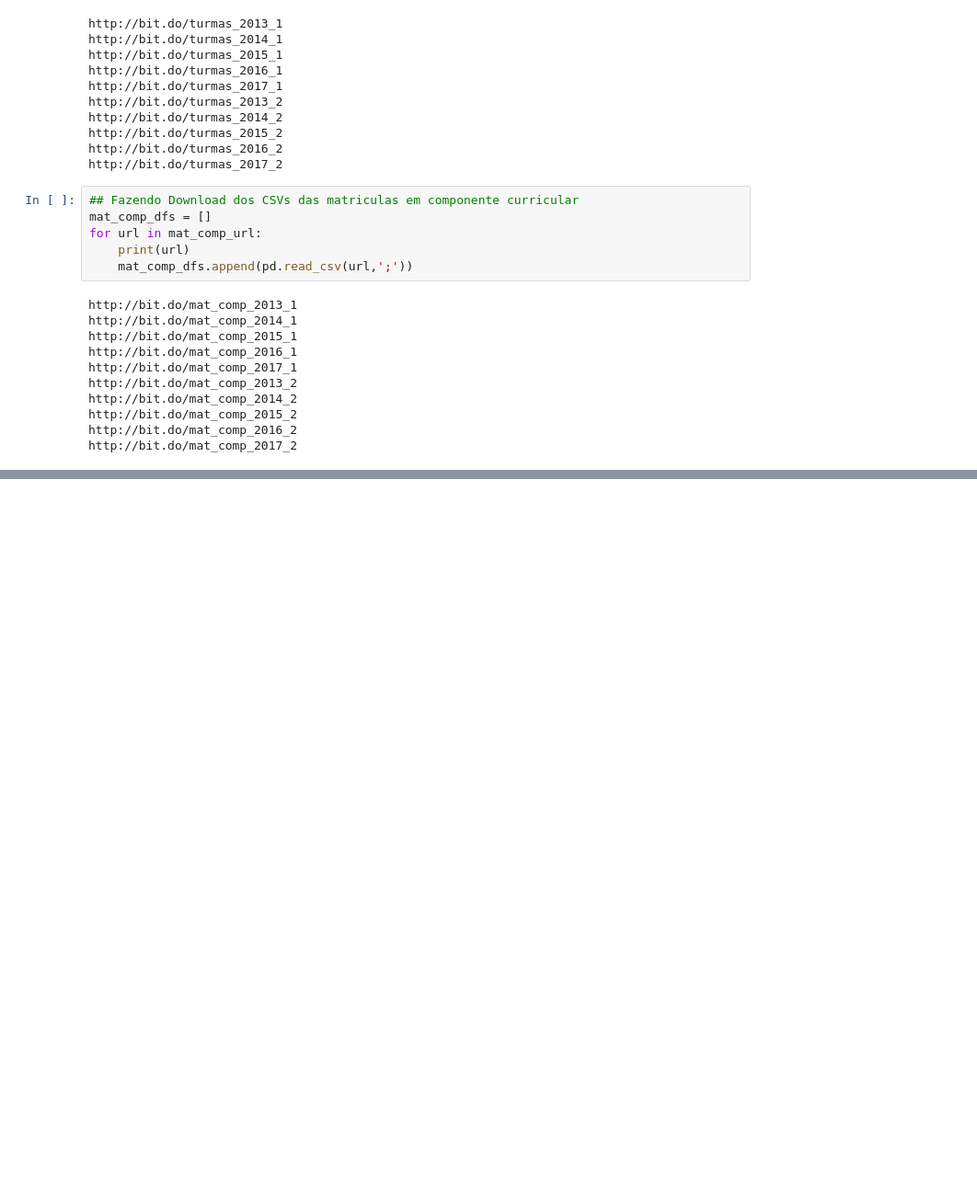
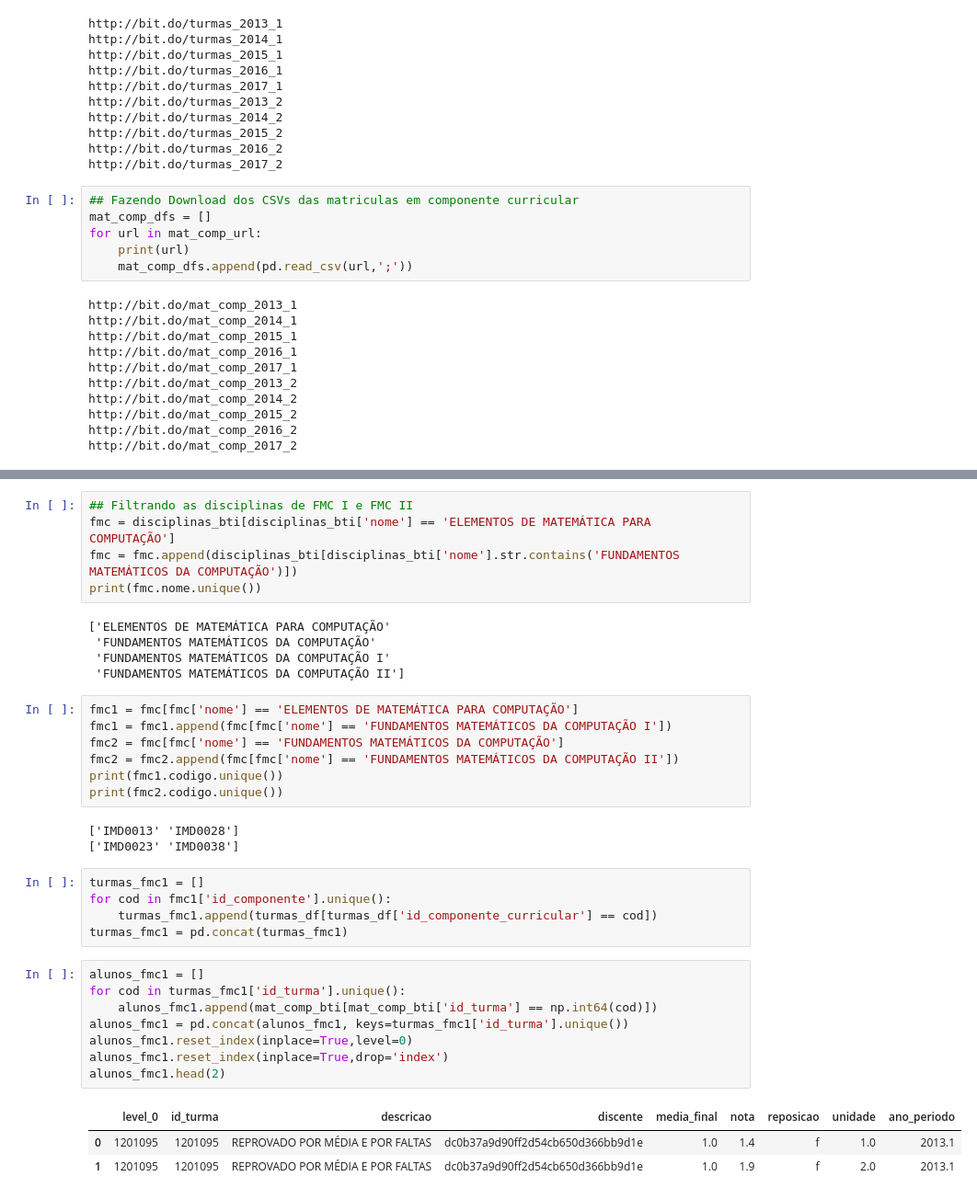
Before and after one commit to ailsonfds/IMD0033_Probabilidade, a Jupyter notebook: Atividades/Unidade 02/Trabalho_Unidade_2.ipynb, the cells around one changed output, grey strips where cells are left out. Shown: that part at 92% size. Cells and saved outputs as stored; diff of their text form; blank space fills up the shorter version.

```diff
--- a/Atividades/Unidade 02/Trabalho_Unidade_2.ipynb
+++ b/Atividades/Unidade 02/Trabalho_Unidade_2.ipynb
@@ -125,0 +268,37 @@ mat_comp_bti.head()
+# %%
+## Filtrando as disciplinas de FMC I e FMC II
+fmc = disciplinas_bti[disciplinas_bti['nome'] == 'ELEMENTOS DE MATEMÁTICA PARA COMPUTAÇÃO']
+fmc = fmc.append(disciplinas_bti[disciplinas_bti['nome'].str.contains('FUNDAMENTOS MATEMÁTICOS DA COMPUTAÇÃO')])
+print(fmc.nome.unique())
+# %% [output]
+['ELEMENTOS DE MATEMÁTICA PARA COMPUTAÇÃO'
+ 'FUNDAMENTOS MATEMÁTICOS DA COMPUTAÇÃO'
+ 'FUNDAMENTOS MATEMÁTICOS DA COMPUTAÇÃO I'
+ 'FUNDAMENTOS MATEMÁTICOS DA COMPUTAÇÃO II']
+# %%
+fmc1 = fmc[fmc['nome'] == 'ELEMENTOS DE MATEMÁTICA PARA COMPUTAÇÃO']
+fmc1 = fmc1.append(fmc[fmc['nome'] == 'FUNDAMENTOS MATEMÁTICOS DA COMPUTAÇÃO I'])
+fmc2 = fmc[fmc['nome'] == 'FUNDAMENTOS MATEMÁTICOS DA COMPUTAÇÃO']
+fmc2 = fmc2.append(fmc[fmc['nome'] == 'FUNDAMENTOS MATEMÁTICOS DA COMPUTAÇÃO II'])
+print(fmc1.codigo.unique())
+print(fmc2.codigo.unique())
+# %% [output]
+['IMD0013' 'IMD0028']
+['IMD0023' 'IMD0038']
+# %%
+turmas_fmc1 = []
+for cod in fmc1['id_componente'].unique():
+    turmas_fmc1.append(turmas_df[turmas_df['id_componente_curricular'] == cod])
+turmas_fmc1 = pd.concat(turmas_fmc1)
+# %%
+alunos_fmc1 = []
+for cod in turmas_fmc1['id_turma'].unique():
+    alunos_fmc1.append(mat_comp_bti[mat_comp_bti['id_turma'] == np.int64(cod)])
+alunos_fmc1 = pd.concat(alunos_fmc1, keys=turmas_fmc1['id_turma'].unique())
+alunos_fmc1.reset_index(inplace=True,level=0)
+alunos_fmc1.reset_index(inplace=True,drop='index')
+alunos_fmc1.head(2)
+# %% [output]
+|  | level_0 | id_turma | descricao | discente | media_final | nota | reposicao | unidade | ano_periodo |
+| 0 | 1201095 | 1201095 | REPROVADO POR MÉDIA E POR FALTAS | dc0b37a9d90ff2d54cb650d366bb9d1e | 1.0 | 1.4 | f | 1.0 | 2013.1 |
+| 1 | 1201095 | 1201095 | REPROVADO POR MÉDIA E POR FALTAS | dc0b37a9d90ff2d54cb650d366bb9d1e | 1.0 | 1.9 | f | 2.0 | 2013.1 |
```
Also changed, not shown: parts of 20 cells of this notebook, 2 other files.
